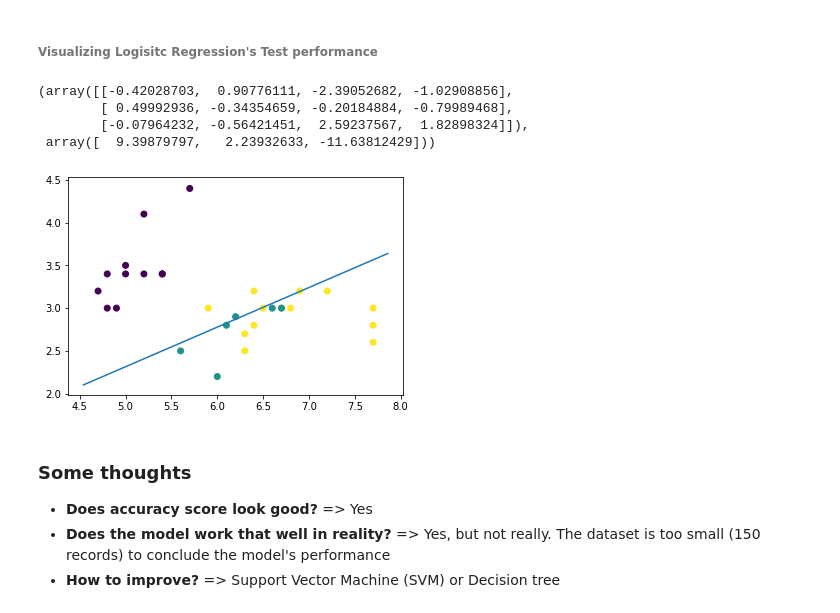
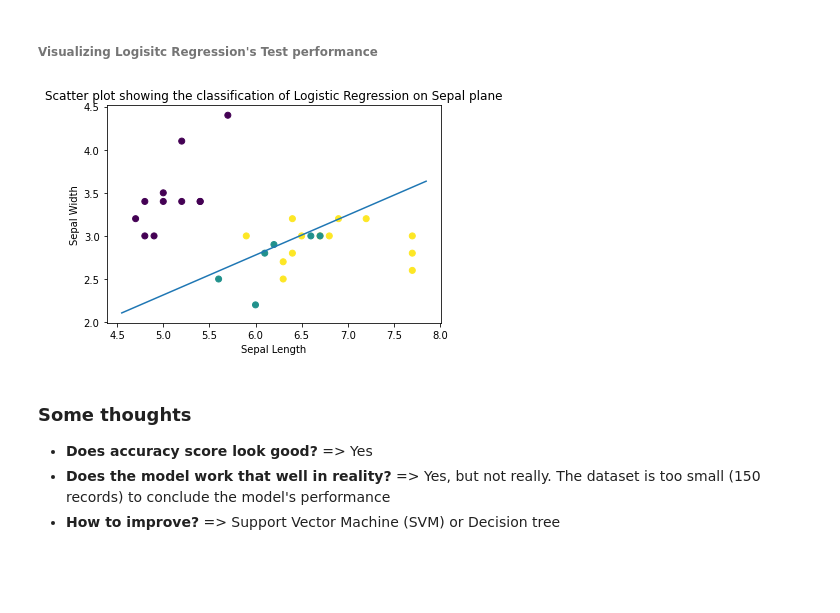
Before and after one commit to DSC-UTDallas/explore-ml, a Jupyter notebook: beginner_track/classification/Beginner_ML_Logistic_Regression.ipynb, the cells around one changed output. Cells and saved outputs as stored; diff of their text form; code cells hidden in the pictures; blank space fills up the shorter version.

```diff
--- a/beginner_track/classification/Beginner_ML_Logistic_Regression.ipynb
+++ b/beginner_track/classification/Beginner_ML_Logistic_Regression.ipynb
@@ -246,24 +274,19 @@ Accuracy score:
 # %% [markdown]
 ###### Visualizing Logisitc Regression's Test performance
-# %%
-#get coefficeints and intercepts
-test_W, test_b = logit_model.coef_, logit_model.intercept_
-test_W, test_b
-# %% [output]
-(array([[-0.42028703,  0.90776111, -2.39052682, -1.02908856],
-        [ 0.49992936, -0.34354659, -0.20184884, -0.79989468],
-        [-0.07964232, -0.56421451,  2.59237567,  1.82898324]]),
- array([  9.39879797,   2.23932633, -11.63812429]))
 # %%
 plt.scatter(test_features['sepal_length'], test_features['sepal_width'], c = test_labels)
 ax = plt.gca()
 ax.autoscale = False
 xvals = np.array(ax.get_xlim())
+test_W, test_b = logit_model.coef_, logit_model.intercept_
 yvals = -(xvals * test_W[0][0]) / test_W[0][1]
 plt.plot(xvals, yvals)
+plt.xlabel('Sepal Length')
+plt.ylabel('Sepal Width')
+plt.title('Scatter plot showing the classification of Logistic Regression on Sepal plane')
 plt.show()
 # %% [output]
-[figure, old version]
+[figure, new version]
 # %% [markdown]
 ### Some thoughts
 * **Does accuracy score look good?**
```
Also changed, not shown: parts of 51 cells of this notebook, 1 other file.
